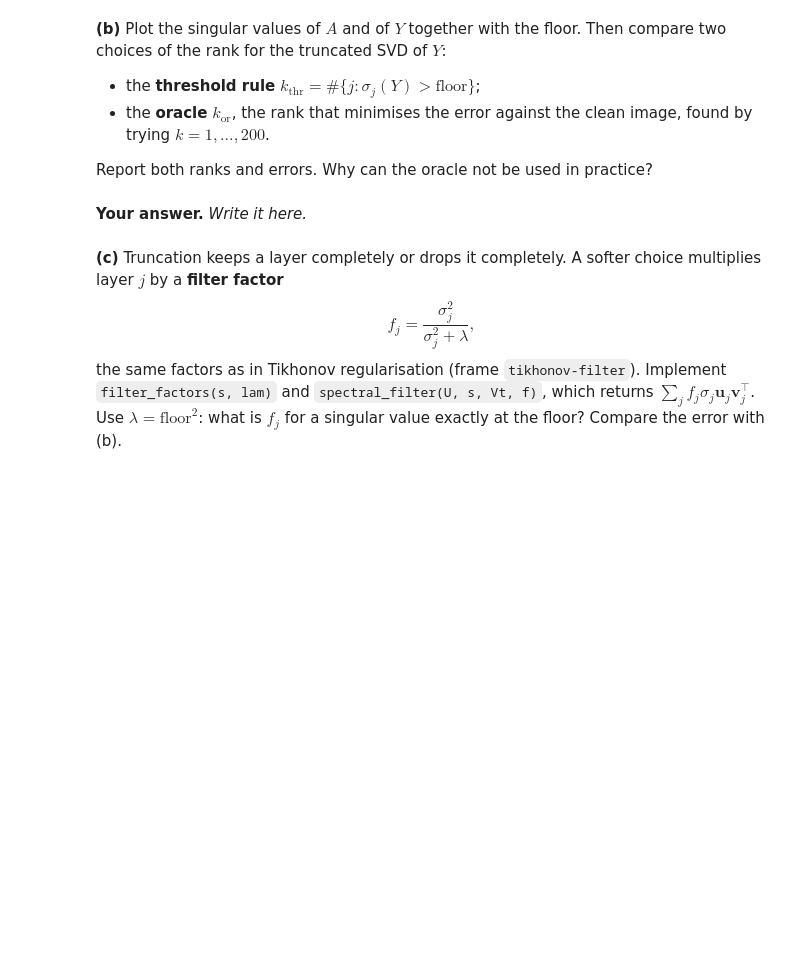
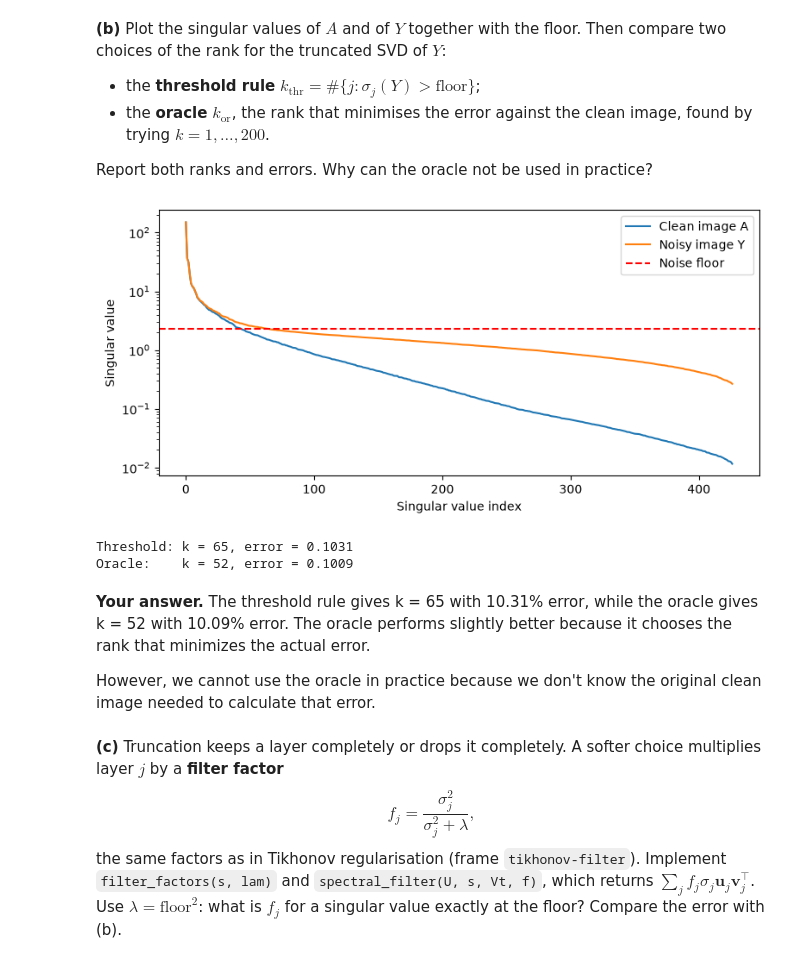
Before and after one commit to hryhola/linear-algebra-ucu, a Jupyter notebook: labs/lab4/Lab4-CoreA-spectrum-filtering.ipynb, the cells around one changed output. Drawn from its saved outputs; the diff is of its cells as text; code cells hidden in the pictures; blank space fills up the shorter version.

```diff
--- a/labs/lab4/Lab4-CoreA-spectrum-filtering.ipynb
+++ b/labs/lab4/Lab4-CoreA-spectrum-filtering.ipynb
@@ -159,9 +251,48 @@ raise NotImplementedError
 Report both ranks and errors. Why can the oracle not be used in practice?
 # %%
 # YOUR CODE HERE
-raise NotImplementedError
+UY, sY, VYt = np.linalg.svd(Y, full_matrices=False)
+
+floor = sd * (np.sqrt(m) + np.sqrt(n))
+
+plt.figure(figsize=(9, 4))
+
+plt.semilogy(s, label="Clean image A")
+plt.semilogy(sY, label="Noisy image Y")
+plt.axhline(floor, color="red", linestyle="--", label="Noise floor")
+
+plt.xlabel("Singular value index")
+plt.ylabel("Singular value")
+plt.legend()
+plt.show()
+# %% [output]
+[figure, added]
+# %%
+# 1. Threshold rank
+k_thr = np.count_nonzero(sY > floor)
+
+Y_thr = rank_k(UY, sY, VtY, k_thr)
+error_thr = rel(Y_thr)
+
+# 2. Oracle rank: try k = 1, ..., 200
+errors = []
+
+for k in range(1, 201):
+    Yk = rank_k(UY, sY, VtY, k)
+    errors.append(rel(Yk))
+
+k_or = np.argmin(errors) + 1
+error_or = errors[k_or - 1]
+
+print(f"Threshold: k = {k_thr}, error = {error_thr:.4f}")
+print(f"Oracle:    k = {k_or}, error = {error_or:.4f}")
+# %% [output]
+Threshold: k = 65, error = 0.1031
+Oracle:    k = 52, error = 0.1009
 # %% [markdown]
-**Your answer.** *Write it here.*
+**Your answer.** The threshold rule gives k = 65 with 10.31% error, while the oracle gives k = 52 with 10.09% error. The oracle performs slightly better because it chooses the rank that minimizes the actual error.
+
+However, we cannot use the oracle in practice because we don't know the original clean image needed to calculate that error.
 # %% [markdown]
 **(c)** Truncation keeps a layer completely or drops it completely. A softer choice multiplies layer $j$ by a **filter factor**
 $$f_j = \frac{\sigma_j^2}{\sigma_j^2 + \lambda},$$
```
Also changed, not shown: parts of 44 cells of this notebook.
